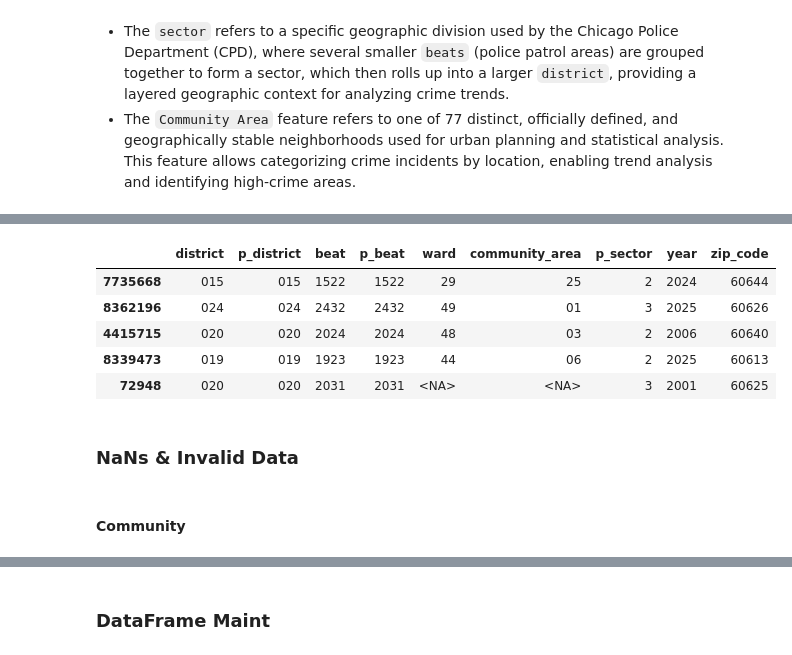
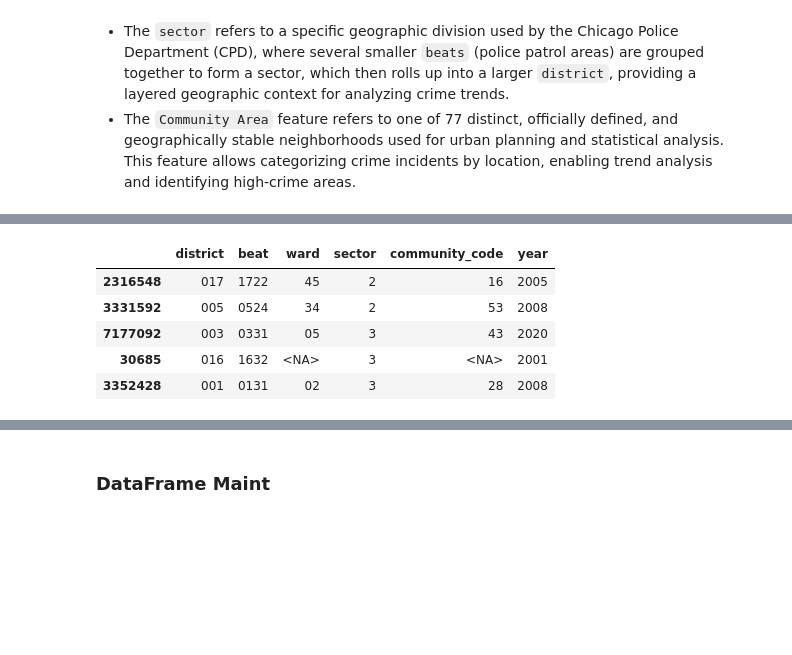
Before and after one commit to SirErikPak/ChicagoCrime, a Jupyter notebook: Notebook/ChicagoCrimeWrangle.ipynb, the cells around one changed output, grey strips where cells are left out. Saved outputs shown, nothing was run; the diff lists cells and outputs as text; code cells hidden in the pictures; blank space fills up the shorter version.

```diff
--- a/Notebook/ChicagoCrimeWrangle.ipynb
+++ b/Notebook/ChicagoCrimeWrangle.ipynb
@@ -305,5 +244,0 @@ print(diff_neighborhoods.sample(n=10, random_state=SEED).sort_values('primary_ne
-# %%
-# drop secondary_neighborhood
-df_crime = df_crime.drop(columns=['secondary_neighborhood'])
-# display
-df_crime.sample(n=5, random_state=SEED)
@@ -492,10 +267,0 @@ df_crime.loc[mask, ['community_area', 'community_code', 'zip_code','primary_neig
-# %%
-# build lookup: community_name → community_code (only valid rows)
-lookup = (
-    df_crime.loc[df_crime.community_area.ne(0), ['community_name', 'community_code']]
-        .dropna().drop_duplicates()
-        .set_index('community_name')['community_code'] # Set the index on community_name, display community_area column.
-)
-
-# fill zero community_area using the lookup & NaNs not in the lookup table
-df_crime.loc[mask, 'community_area'] = (df_crime.loc[mask, 'community_name'].map(lookup))
@@ -538,0 +290,21 @@ df_crime.head()
+# %%
+# change to string and must be three char length
+cols = police.columns.to_list()
+
+# iterate cols
+for col in cols:
+
+    if col in ['district']:
+        # Fill NAs and convert to a standard string for the zfill operation
+        # https://www.chicagopolice.org/statistics-data/crime-statistics/
+        police[col] = police[col].astype("string").str.zfill(3)
+    elif col in ['beat']:
+         police[col] = police[col].astype("string").str.zfill(4)
+    else:
+        # Fill NAs and convert to a standard string
+        police[col] = police[col].astype("string")
+
+    # Force ArrowDtype
+    police[col] = police[col].astype(arrow_string)
+
+police[cols].sample(5)
@@ -539,32 +318,30 @@ df_crime.head()
 # %%
 # change to string and must be three char length
-cols = ['district', 'p_district', 'beat', 'p_beat', 'ward', 'community_area', 'p_sector', 'year', 'zip_code']
+cols = ['district', 'beat', 'ward', 'sector', 'community_code', 'year']
 
 # iterate cols
 for col in cols:
 
-    if col in ['district', 'p_district']:
+    if col in ['district']:
         # Fill NAs and convert to a standard string for the zfill operation
         # https://www.chicagopolice.org/statistics-data/crime-statistics/
         df_crime[col] = df_crime[col].astype("string").str.zfill(3)
-    elif col in ['ward', 'community_area']:
+    elif col in ['ward', 'community_code']:
         df_crime[col] = df_crime[col].astype("string").str.zfill(2)
+    elif col in ['beat']:
+         df_crime[col] = df_crime[col].astype("string").str.zfill(4)
     else:
         # Fill NAs and convert to a standard string
         df_crime[col] = df_crime[col].astype("string")
 
     # Force ArrowDtype
     df_crime[col] = df_crime[col].astype(arrow_string)
 
 df_crime[cols].sample(5)
 # %% [output]
-|  | district | p_district | beat | p_beat | ward | community_area | p_sector | year | zip_code |
-| 7735668 | 015 | 015 | 1522 | 1522 | 29 | 25 | 2 | 2024 | 60644 |
-| 8362196 | 024 | 024 | 2432 | 2432 | 49 | 01 | 3 | 2025 | 60626 |
-| 4415715 | 020 | 020 | 2024 | 2024 | 48 | 03 | 2 | 2006 | 60640 |
-| 8339473 | 019 | 019 | 1923 | 1923 | 44 | 06 | 2 | 2025 | 60613 |
-| 72948 | 020 | 020 | 2031 | 2031 | <NA> | <NA> | 3 | 2001 | 60625 |
+|  | district | beat | ward | sector | community_code | year |
+| 2316548 | 017 | 1722 | 45 | 2 | 16 | 2005 |
+| 3331592 | 005 | 0524 | 34 | 2 | 53 | 2008 |
+| 7177092 | 003 | 0331 | 05 | 3 | 43 | 2020 |
+| 30685 | 016 | 1632 | <NA> | 3 | <NA> | 2001 |
+| 3352428 | 001 | 0131 | 02 | 3 | 28 | 2008 |
-# %% [markdown]
-### NaNs & Invalid Data
-# %% [markdown]
-#### Community
```
Also changed, not shown: parts of 181 cells of this notebook, 7 other files.
